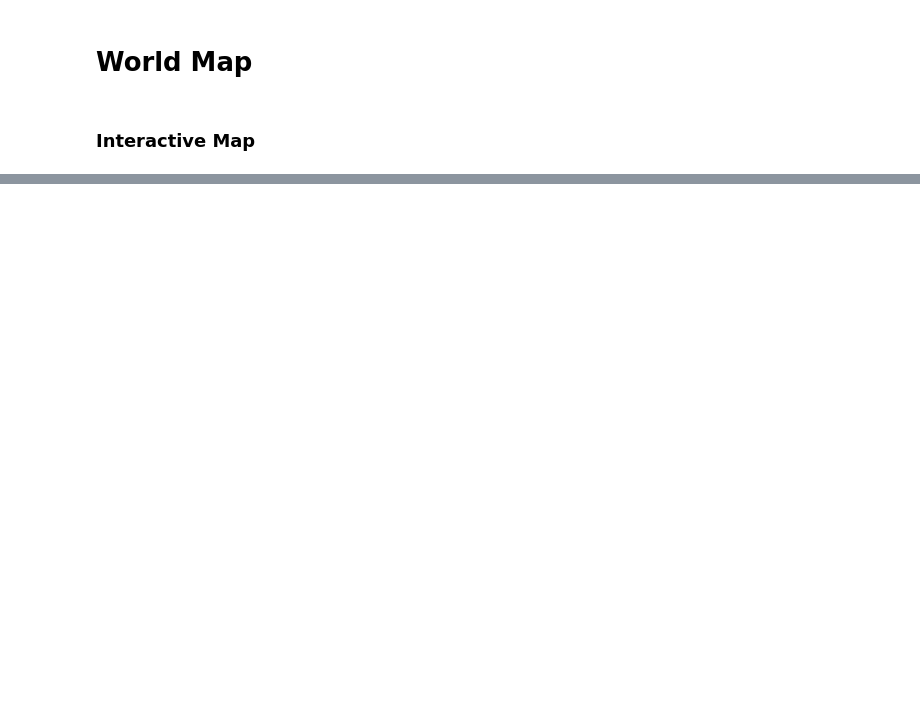
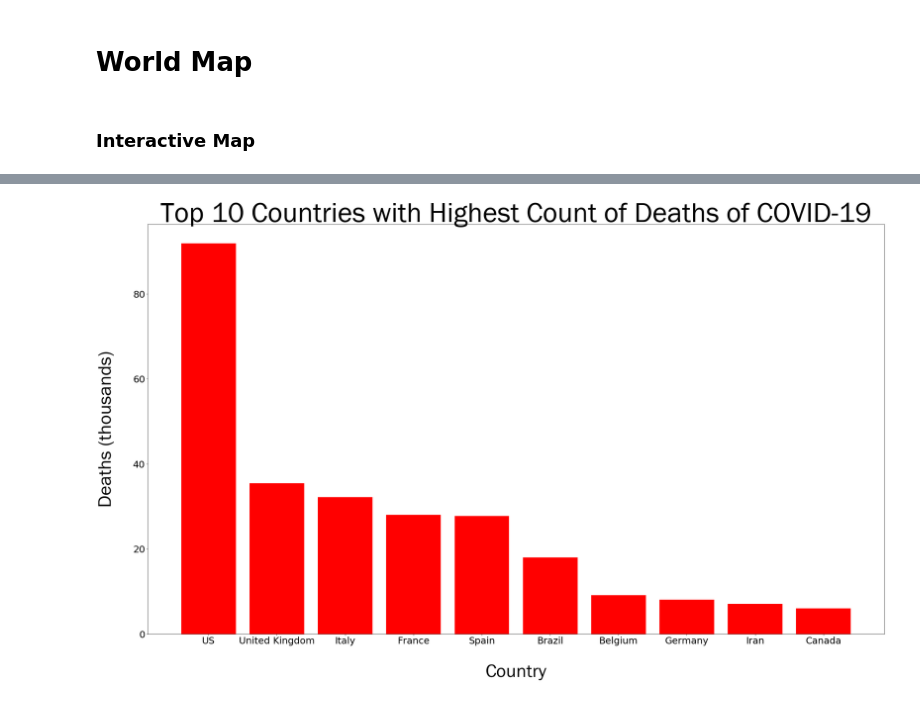
Before and after one commit to nsophia/COVID-19-Dashboard, a Jupyter notebook: COVID-19 Interactive.ipynb, the cells around one changed output, grey strips where cells are left out. Drawn from its saved outputs; the diff is of its cells as text; code cells hidden in the pictures; blank space fills up the shorter version.

```diff
--- a/COVID-19 Interactive.ipynb
+++ b/COVID-19 Interactive.ipynb
@@ -206,0 +205,29 @@ test2
+# %%
+sort_countries_death = countries.sort_values('deaths', ascending=False).head(10)
+sort_countries_death['deaths'] = sort_countries_death['deaths']/1000
+sort_countries_death[['country', 'deaths']].head(10)
+x = sort_countries_death['country'].head(10)
+y = sort_countries_death['deaths'].head(10)
+
+
+x_pos = [i for i, _ in enumerate(x)]
+
+plt.figure(figsize=(35, 20))
+plt.bar(x_pos, y, color='red')
+
+plt.xlabel("...", labelpad=50)
+plt.xlabel('Country', fontsize=50, fontweight='bold', fontname="Franklin Gothic Book")
+
+plt.ylabel("...", labelpad=50)
+plt.ylabel('Deaths (thousands)', fontsize=50, fontweight='bold', fontname="Franklin Gothic Book")
+
+plt.title("Top 10 Countries with Highest Count of Deaths of COVID-19", fontweight='bold', fontsize=75,
+         fontname="Franklin Gothic Book")
+
+plt.xticks(x_pos, x, fontsize=25)
+plt.yticks(fontsize=25)
+
+
+plt.show()
+# %% [output]
+[figure, added]
```
Also changed, not shown: parts of 20 cells of this notebook.
